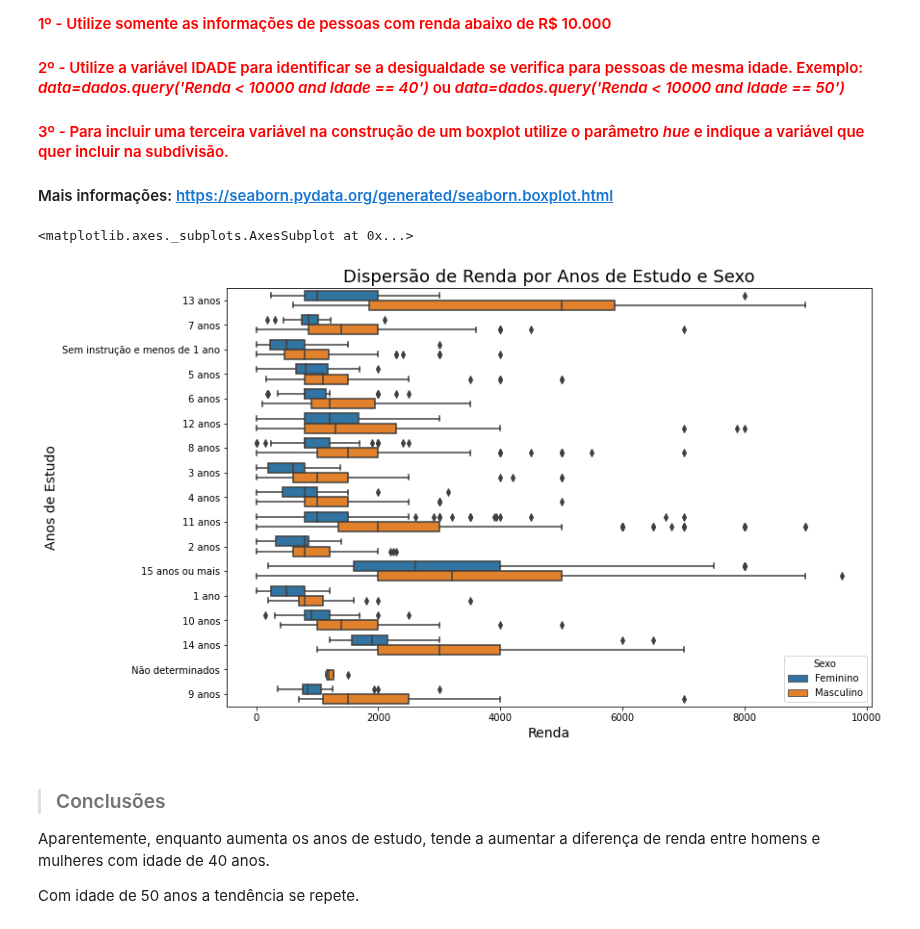
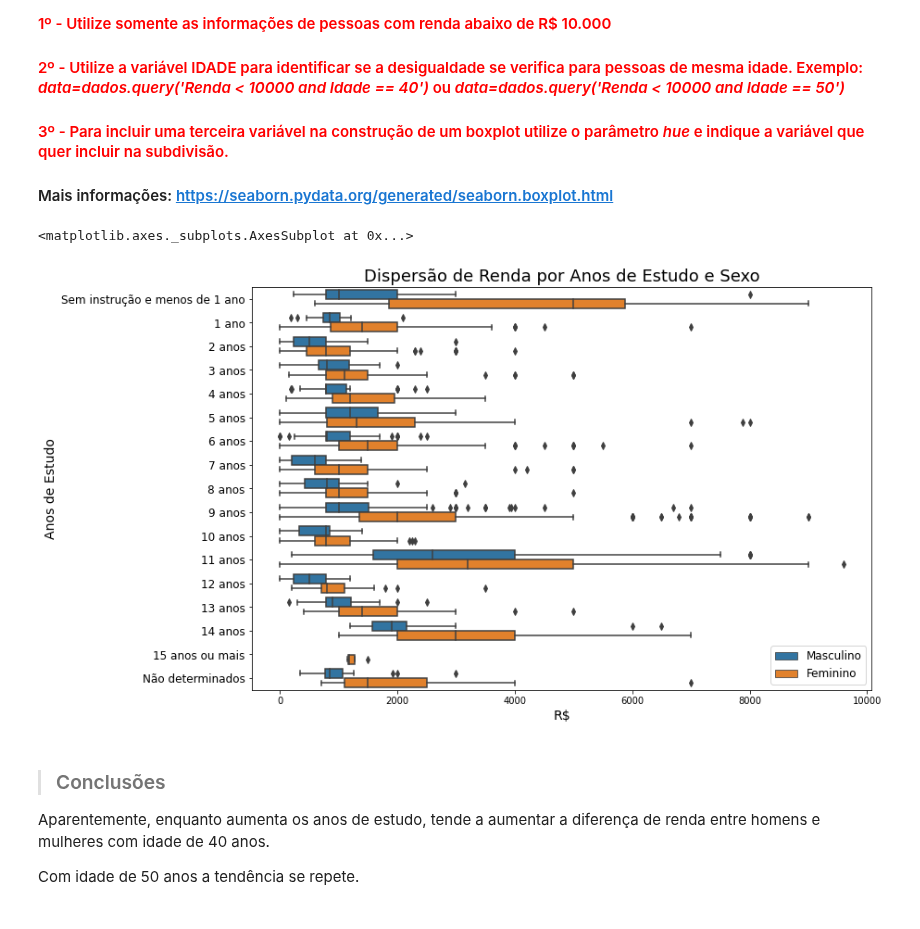
Before and after one commit to muriloWeber/dataScienceAlura, a Jupyter notebook: dataScienceEstatisticaComPythonFrequenciasEMedidas/Projeto_Analise_Descritiva.ipynb, the cells around one changed output. Drawn from its saved outputs; the diff is of its cells as text; code cells hidden in the pictures.

```diff
--- a/dataScienceEstatisticaComPythonFrequenciasEMedidas/Projeto_Analise_Descritiva.ipynb
+++ b/dataScienceEstatisticaComPythonFrequenciasEMedidas/Projeto_Analise_Descritiva.ipynb
@@ -547,15 +554,18 @@ Os valores mais altos são dos que tem 15 anos ou mais de estudo.
 #### <font color='red'>3º - Para incluir uma terceira variável na construção de um boxplot utilize o parâmetro <i>hue</i> e indique a variável que quer incluir na subdivisão.</font>
 #### Mais informações: https://seaborn.pydata.org/generated/seaborn.boxplot.html
 # %%
-ax = sns.boxplot(x=df.Renda, y='Anos de Estudo', hue= 'Sexo', data = df.query('Renda < 10000 and Idade ==50'), orient = 'h')
+ax = sns.boxplot(x='Renda', y='Anos de Estudo', hue= 'Sexo', data = df.query('Renda < 10000 and Idade ==50'), orient = 'h')
 ax.figure.set_size_inches(12,8)
 ax.set_title('Dispersão de Renda por Anos de Estudo e Sexo', fontsize=18)
-ax.set_xlabel('Renda', fontsize=14)
+ax.set_xlabel('R$', fontsize=14)
 ax.set_ylabel('Anos de Estudo', fontsize=14)
+ax.set_yticklabels([value for value in anos_de_estudo.values()], fontsize=12)
+handles, _ = ax.get_legend_handles_labels()
+ax.legend(handles, ['Masculino', 'Feminino'], fontsize=12)
 ax
 # %% [output]
 <matplotlib.axes._subplots.AxesSubplot at 0x...>
-[figure, old version]
+[figure, new version]
 # %% [markdown]
 > ### Conclusões
 
```
Also changed, not shown: parts of 10 cells of this notebook.
